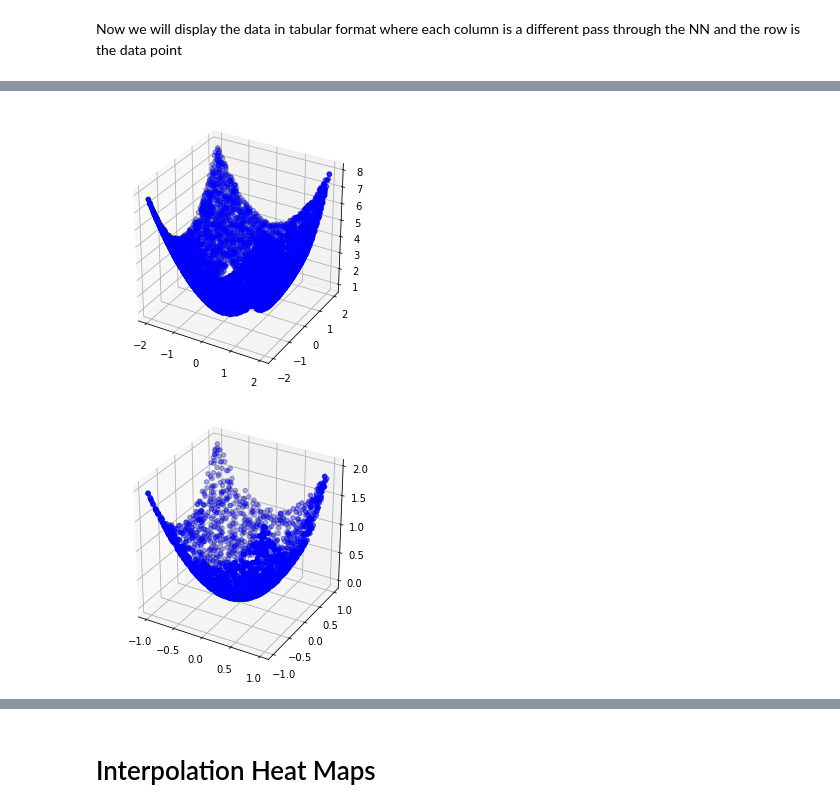
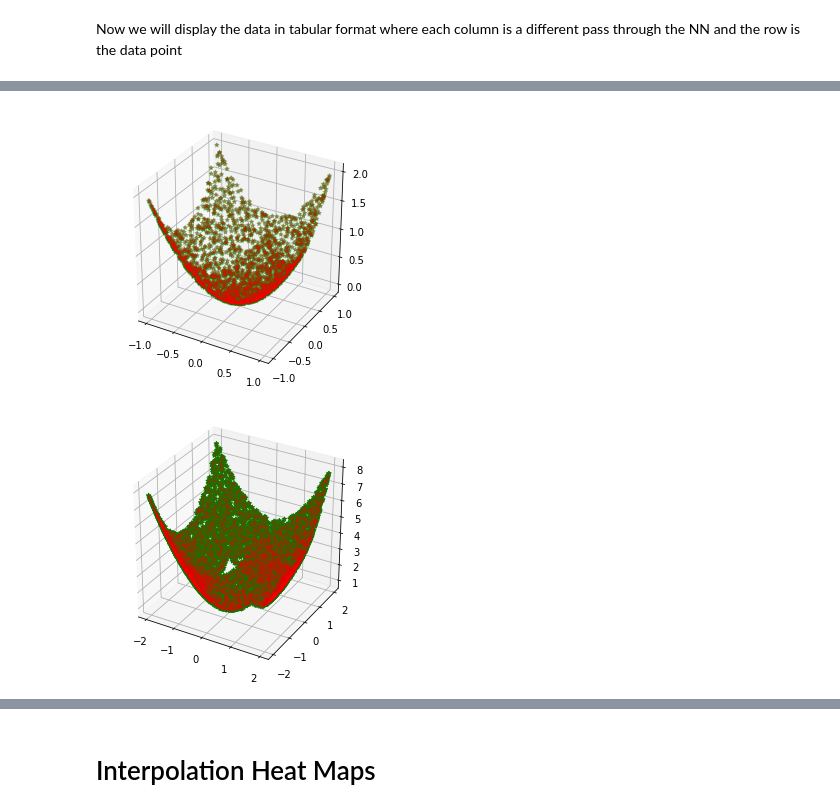
Before and after one commit to 2022-RIPS-AMD/Bayesian_Physics_Informed_Neural_Nets, a Jupyter notebook: BayesianPhysicsInformedNeuralNets.ipynb, the cells around one changed output, grey strips where cells are left out. Cells and saved outputs as stored; diff of their text form; code cells hidden in the pictures.

```diff
--- a/BayesianPhysicsInformedNeuralNets.ipynb
+++ b/BayesianPhysicsInformedNeuralNets.ipynb
@@ -358,13 +407,13 @@ def create_bnn_PINN_model(x, y, x_df,
 # %% [markdown]
 ## Creating a Bayesian physics-informed neural network and fitting it
 # %%
-opt_step = 0.001		# gradient descent step
-opt_batch_size = 256	# batch size
-opt_num_its = 4000		# number of iterations
+opt_step = LEARNING_RATE		# gradient descent step
+opt_batch_size = BATCH_SIZE	# batch size (128 < batch_size < 512)
+opt_num_its = NUM_EPOCHS		# number of iterations
 regularization_schedule = {"e0": 0,			 # starting epoch for regularization
-						   "r0": 1.0,		 # starting penalty factor
+						   "r0": 0.5,		 # starting penalty factor
 						   "e1": opt_num_its,# ending epoch for regularization
-						   "r1": 1.0}		 # ending penalty factor
+						   "r1": 0.5}		 # ending penalty factor
 # %%
 # Creating the neural network
 model = create_bnn_PINN_model(X,       # Interpolation Data points (x,y)
@@ -372,7 +421,7 @@ model = create_bnn_PINN_model(X,       # Interpolation Data points (x,y)
                          Xextrap,  # (x,y) data points to be extrapolated on
                          num_epochs = opt_num_its,  # epoch number
                          learning_rate = opt_step,   # Learning rate
-                         layer_widths = [20, 20])   # Hidden layers with number of neurons
+                         layer_widths = [5, 5])   # Hidden layers with number of neurons
 model.summary()
 # %% [output]
 Model: "physics_informed_nn"
@@ -519,18 +599,18 @@ f_extrap_bpinn
 # %%
 # Interpolation summary data frame
-InterpSummary = pd.DataFrame()
-InterpSummary['x'] = X[:,0]
-InterpSummary['y'] = X[:,1]
-InterpSummary['mean'] = f_interp_bpinn.mean(axis = 1)
-InterpSummary['std'] = f_interp_bpinn.std(axis = 1)
-InterpSummary['true_mean'] = np.square(X[:,0]) + np.square(X[:,1])
-InterpSummary['diff_mean'] = f_interp_bpinn.mean(axis = 1) - InterpSummary['true_mean']
+InterpSummaryBPINN = pd.DataFrame()
+InterpSummaryBPINN['x'] = Xtest[:,0]
+InterpSummaryBPINN['y'] = Xtest[:,1]
+InterpSummaryBPINN['mean'] = f_interp_bpinn.mean(axis = 1)
+InterpSummaryBPINN['std'] = f_interp_bpinn.std(axis = 1)
+InterpSummaryBPINN['true_mean'] = np.square(Xtest[:,0]) + np.square(Xtest[:,1])
+InterpSummaryBPINN['diff_mean'] = f_interp_bpinn.mean(axis = 1) - InterpSummaryBPINN['true_mean']
 
 # Extrapolation summary data frame
-ExtrapSummary = pd.DataFrame()
-ExtrapSummary['x'] = Xextrap[:,0]
-ExtrapSummary['y'] = Xextrap[:,1]
-ExtrapSummary['mean'] = f_extrap.mean(axis = 1)
-ExtrapSummary['std'] = f_extrap.std(axis = 1)
-ExtrapSummary['true_mean'] = np.square(Xextrap[:,0]) + np.square(Xextrap[:,1])
-ExtrapSummary['diff_mean'] = f_extrap.mean(axis = 1) - ExtrapSummary['true_mean']
+ExtrapSummaryBPINN = pd.DataFrame()
+ExtrapSummaryBPINN['x'] = Xextrap_test[:,0]
+ExtrapSummaryBPINN['y'] = Xextrap_test[:,1]
+ExtrapSummaryBPINN['mean'] = f_extrap.mean(axis = 1)
+ExtrapSummaryBPINN['std'] = f_extrap.std(axis = 1)
+ExtrapSummaryBPINN['true_mean'] = np.square(Xextrap_test[:,0]) + np.square(Xextrap_test[:,1])
+ExtrapSummaryBPINN['diff_mean'] = f_extrap.mean(axis = 1) - ExtrapSummaryBPINN['true_mean']
@@ -592,20 +677,20 @@ fig = plt.figure(figsize=(4,4))
 
 ax = fig.add_subplot(111, projection='3d')
 
-ax.scatter(Xextrap[:,0],Xextrap[:,1], ExtrapSummary['mean'], color = 'blue') # plot the point (2,3,4) on the figure
-ax.scatter(Xextrap[:,0],Xextrap[:,1], np.square(Xextrap[:,0]) + np.square(Xextrap[:,1]), color = 'yellow', alpha = 0.2) # plot the point (2,3,4) on the figure
+ax.scatter(Xtest[:,0],Xtest[:,1], InterpSummaryBPINN['mean'], color = 'green', alpha = 0.4, marker = '*') # plot the point (2,3,4) on the figure
+ax.scatter(Xtest[:,0],Xtest[:,1], np.square(Xtest[:,0]) + np.square(Xtest[:,1]), color = 'red', alpha = 0.2, marker = '.') # plot the point (2,3,4) on the figure
 
 plt.show()
 # %% [output]
-[figure, old version]
+[figure, new version]
 # %%
 fig = plt.figure(figsize=(4,4))
 
 ax = fig.add_subplot(111, projection='3d')
 
-ax.scatter(X[:,0],X[:,1], InterpSummary['mean'], color = 'blue') # plot the point (2,3,4) on the figure
-ax.scatter(X[:,0],X[:,1], np.square(X[:,0]) + np.square(X[:,1]), color = 'yellow', alpha = 0.2) # plot the point (2,3,4) on the figure
+ax.scatter(Xextrap_test[:,0],Xextrap_test[:,1], ExtrapSummaryBPINN['mean'], color = 'green', alpha = 1.0, marker = '*') # plot the point (2,3,4) on the figure
+ax.scatter(Xextrap_test[:,0],Xextrap_test[:,1], np.square(Xextrap_test[:,0]) + np.square(Xextrap_test[:,1]), color = 'red', alpha = 0.1, marker = '.') # plot the point (2,3,4) on the figure
 
 plt.show()
 # %% [output]
-[figure, old version]
+[figure, new version]
```
Also changed, not shown: parts of 51 cells of this notebook, 1 other file.
